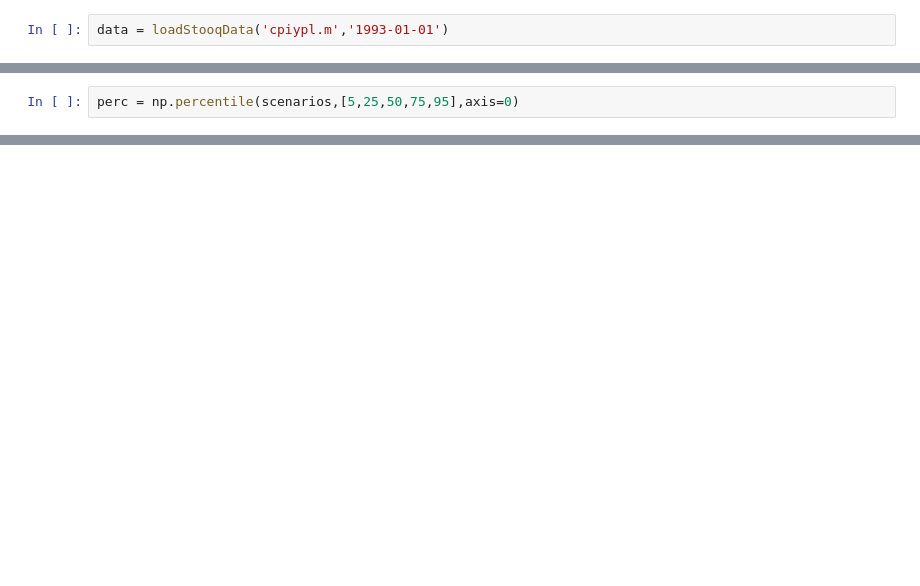
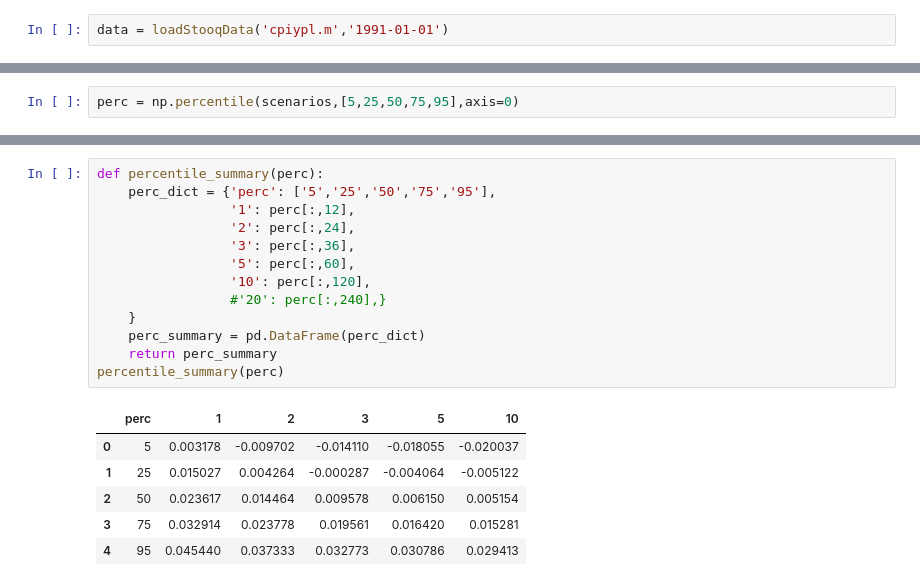
Before and after one commit to msz13/Goal-Based-Investing, a Jupyter notebook: esg/infation.ipynb, the cells around one changed output, grey strips where cells are left out. Saved outputs shown, nothing was run; the diff lists cells and outputs as text; blank space fills up the shorter version.

```diff
--- a/esg/infation.ipynb
+++ b/esg/infation.ipynb
@@ -6,4 +7,4 @@ import pyesg
 import seaborn as sns
 import matplotlib.pyplot as plt
 # %%
-data = loadStooqData('cpiypl.m','1993-01-01')
+data = loadStooqData('cpiypl.m','1991-01-01')
@@ -100,0 +71,20 @@ print(perc[:,120])
+# %%
+def percentile_summary(perc):
+    perc_dict = {'perc': ['5','25','50','75','95'],
+                 '1': perc[:,12],
+                 '2': perc[:,24],
+                 '3': perc[:,36],
+                 '5': perc[:,60],
+                 '10': perc[:,120],
+                 #'20': perc[:,240],}
+    }
+    perc_summary = pd.DataFrame(perc_dict)
+    return perc_summary
+percentile_summary(perc)
+# %% [output]
+|  | perc | 1 | 2 | 3 | 5 | 10 |
+| 0 | 5 | 0.003178 | -0.009702 | -0.014110 | -0.018055 | -0.020037 |
+| 1 | 25 | 0.015027 | 0.004264 | -0.000287 | -0.004064 | -0.005122 |
+| 2 | 50 | 0.023617 | 0.014464 | 0.009578 | 0.006150 | 0.005154 |
+| 3 | 75 | 0.032914 | 0.023778 | 0.019561 | 0.016420 | 0.015281 |
+| 4 | 95 | 0.045440 | 0.037333 | 0.032773 | 0.030786 | 0.029413 |
```
Also changed, not shown: parts of 14 cells of this notebook, 2 other files.
